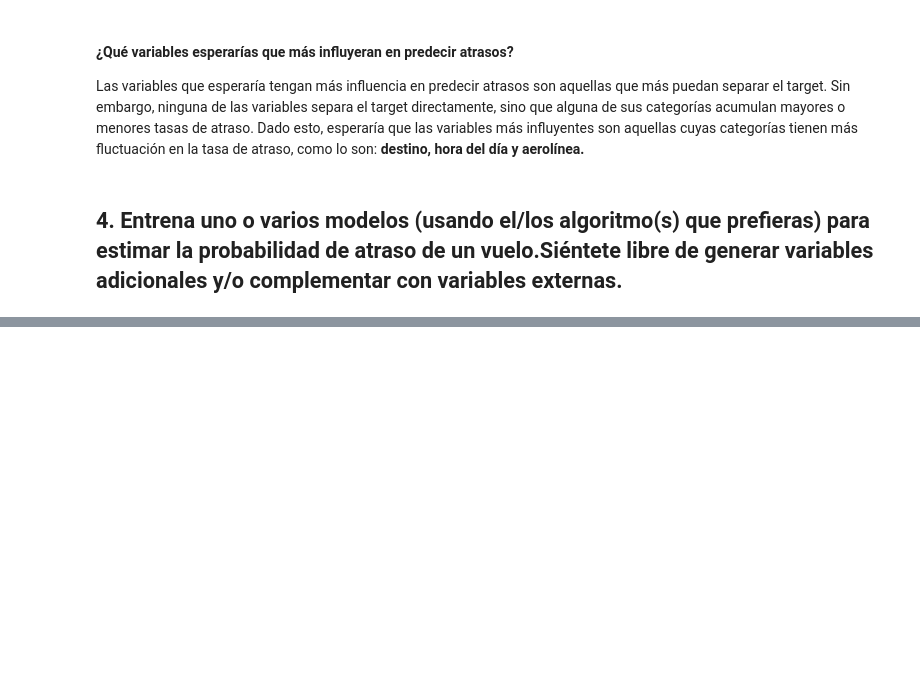
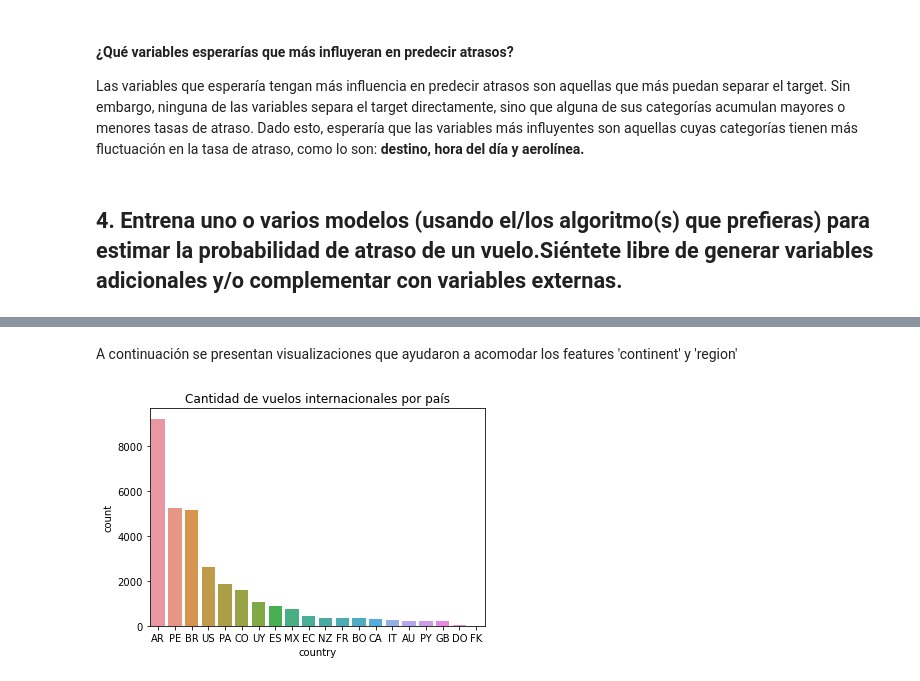
Before and after one commit to jesusfberrios/ds_challenge_latam, a Jupyter notebook: solution.ipynb, the cells around one changed output, grey strips where cells are left out. Cells and saved outputs as stored; diff of their text form; code cells hidden in the pictures; blank space fills up the shorter version.

```diff
--- a/solution.ipynb
+++ b/solution.ipynb
@@ -662,0 +690,3 @@ Las variables que esperaría tengan más influencia en predecir atrasos son aque
+# %%
+dfc = pd.read_csv('./additional_data/airport-codes.csv')
+dfc[dfc.gps_code=='SCCI']
@@ -662,0 +720,4 @@ Las variables que esperaría tengan más influencia en predecir atrasos son aque
+# %%
+dict_city_country = dfc[['gps_code','iso_country']].groupby(['gps_code','iso_country']).last().reset_index().set_index('gps_code').T.to_dict('index')['iso_country']
+dict_city_continent = dfc[['gps_code','continent']].groupby(['gps_code','continent']).last().reset_index().set_index('gps_code').T.to_dict('index')['continent']
+dict_city_region = dfc[['gps_code','iso_region']].groupby(['gps_code','iso_region']).last().reset_index().set_index('gps_code').T.to_dict('index')['iso_region']
@@ -662,0 +731,32 @@ Las variables que esperaría tengan más influencia en predecir atrasos son aque
+# %%
+df4 = df.copy()
+#Drop vars operation
+df4.drop(['Fecha-O', 'Vlo-O','Ori-O', 'Des-O', 'DIA', 'MES', 'AÑO', 'DIANOM','hora_o', 'SIGLAORI', 'SIGLADES','dif_min'],axis=1,inplace=True)
+
+# Map columns for destination and airline
+df4['des'] = df4['Des-I'].map(dict_destino)
+df4['emp'] = df4['Emp-I'].map(dict_aerolinea)
+df4.drop(['Vlo-I', 'Ori-I'],axis=1,inplace=True)
+
+# Generate country and continent columns
+df4['country'] = df4['Des-I'].map(dict_city_country)
+df4['continent'] = df4['Des-I'].map(dict_city_continent)
+df4.continent = np.where((df4.country=='US')|(df4.country=='CA'),'NA',
+                    np.where((df4.country=='MX')|(df4.country=='PA')|(df4.country=='DO'),'CA',df4.continent))
+df4.continent = np.where(df4.continent=='SA','c_'+df4.country,df4.continent)
+
+# Group some small categories in continent var
+df4.continent = np.where((df4.continent=='c_EC')|(df4.continent=='c_BO')|(df4.continent=='c_PY')|(df4.continent=='c_FK'),'Others',df4.continent)
+#print(100*df4[df4.TIPOVUELO=='I'].continent.value_counts().cumsum()/df4[df4.TIPOVUELO=='I'].continent.value_counts().sum())
+
+# Generate region for national flights
+df4['region'] = df4['Des-I'].map(dict_city_region)
+df4.region = np.where(df4.TIPOVUELO=='I','International',df4.region)
+#print(df4.region.value_counts())
+
+# Generate date columns for planned flights
+df4['day'] = df4['Fecha-I'].apply(lambda x: x.strftime('%Y-%m-%d'))
+df4 = df4.merge(dftemp,how='left',on='day')
+df4['weekday'] = df4['Fecha-I'].apply(lambda x: datetime.strftime(x,'%A'))
+
+df4.head()
@@ -662,0 +771,8 @@ Las variables que esperaría tengan más influencia en predecir atrasos son aque
+# %% [markdown]
+A continuación se presentan visualizaciones que ayudaron a acomodar los features 'continent' y 'region'
+# %%
+sns.countplot(x=df4[df4.TIPOVUELO=='I'].country,order=df4[df4.TIPOVUELO=='I'].country.value_counts().index)
+plt.title('Cantidad de vuelos internacionales por país')
+plt.show()
+# %% [output]
+[figure, added]
```
Also changed, not shown: parts of 44 cells of this notebook.
